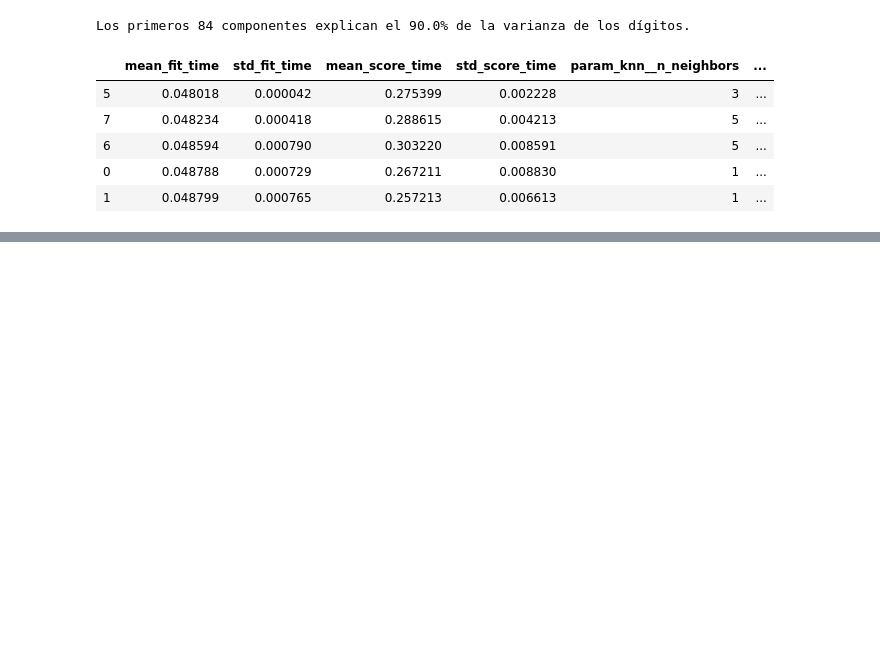
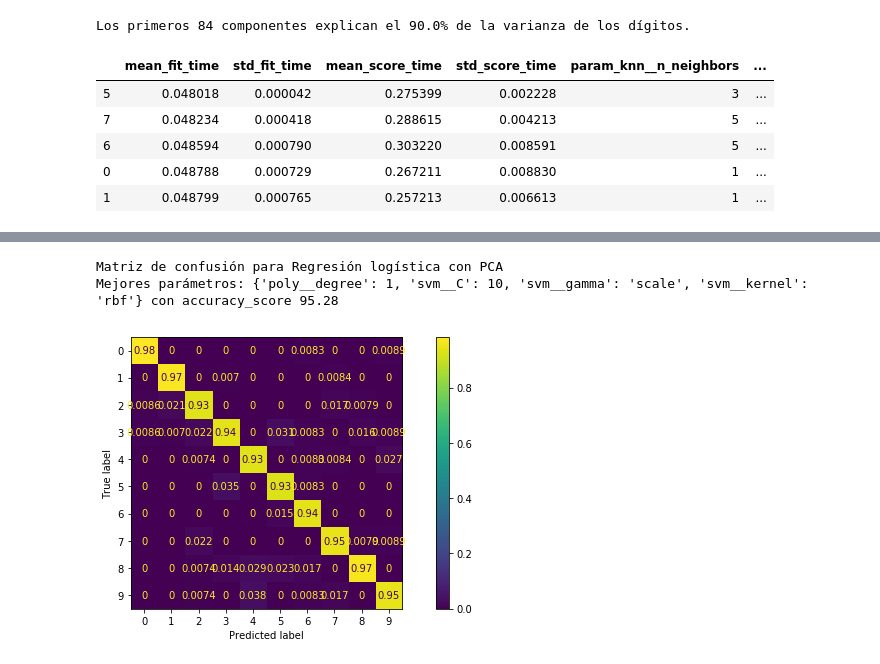
Before and after one commit to cazdlt/MLPython, a Jupyter notebook: clasificadores.ipynb, the cells around one changed output, grey strips where cells are left out. Drawn from its saved outputs; the diff is of its cells as text; code cells hidden in the pictures; blank space fills up the shorter version.

```diff
--- a/clasificadores.ipynb
+++ b/clasificadores.ipynb
@@ -402,17 +380,17 @@ pipe=Pipeline(steps=[
 
 param_grid = [{
     'poly__degree': [1],
-    'svm__kernel': "linear",
-    "svm__C":[0.001,1,100]
+    'svm__kernel': ["linear"],
+    "svm__C":[0.0001,1,1000]
 },
 {
-    'poly__degree': [1],
-    'svm__kernel': "rbf",
-    "svm__gamma": [0.001,1,100,"scale"]
-    "svm__C":[0.001,1,100]
+    'poly__degree': [1], #mas de 1 da peor
+    'svm__kernel': ["rbf"],
+    "svm__gamma": ["scale"], #scale siempre da mejores resultados
+    "svm__C":[1,10,100,1000]
 }]
 
-search_svm_pca=GridSearchCV(pipe,param_grid=param_grid,cv=3)
+search_svm_pca=GridSearchCV(pipe,param_grid=param_grid,cv=5)
 search_svm_pca.fit(Xpca_train,y_train)
 
 pd.DataFrame(search_svm_pca.cv_results_).sort_values(by="rank_test_score").head()
@@ -418,0 +404,11 @@ pd.DataFrame(search_svm_pca.cv_results_).sort_values(by="rank_test_score").head(
+# %%
+plt.figure(figsize=(12,5))
+ax=plt.axes()
+metrics.plot_confusion_matrix(search_svm_pca,Xpca_test,y_test,normalize="pred",ax=ax)
+
+print("Matriz de confusión para Regresión logística con PCA")
+print(f"Mejores parámetros: {search_svm_pca.best_params_} con accuracy_score {100*search_svm_pca.best_score_:.2f}")
+# %% [output]
+Matriz de confusión para Regresión logística con PCA
+Mejores parámetros: {'poly__degree': 1, 'svm__C': 10, 'svm__gamma': 'scale', 'svm__kernel': 'rbf'} con accuracy_score 95.28
+[figure, added]
```
Also changed, not shown: parts of 3 cells of this notebook.
